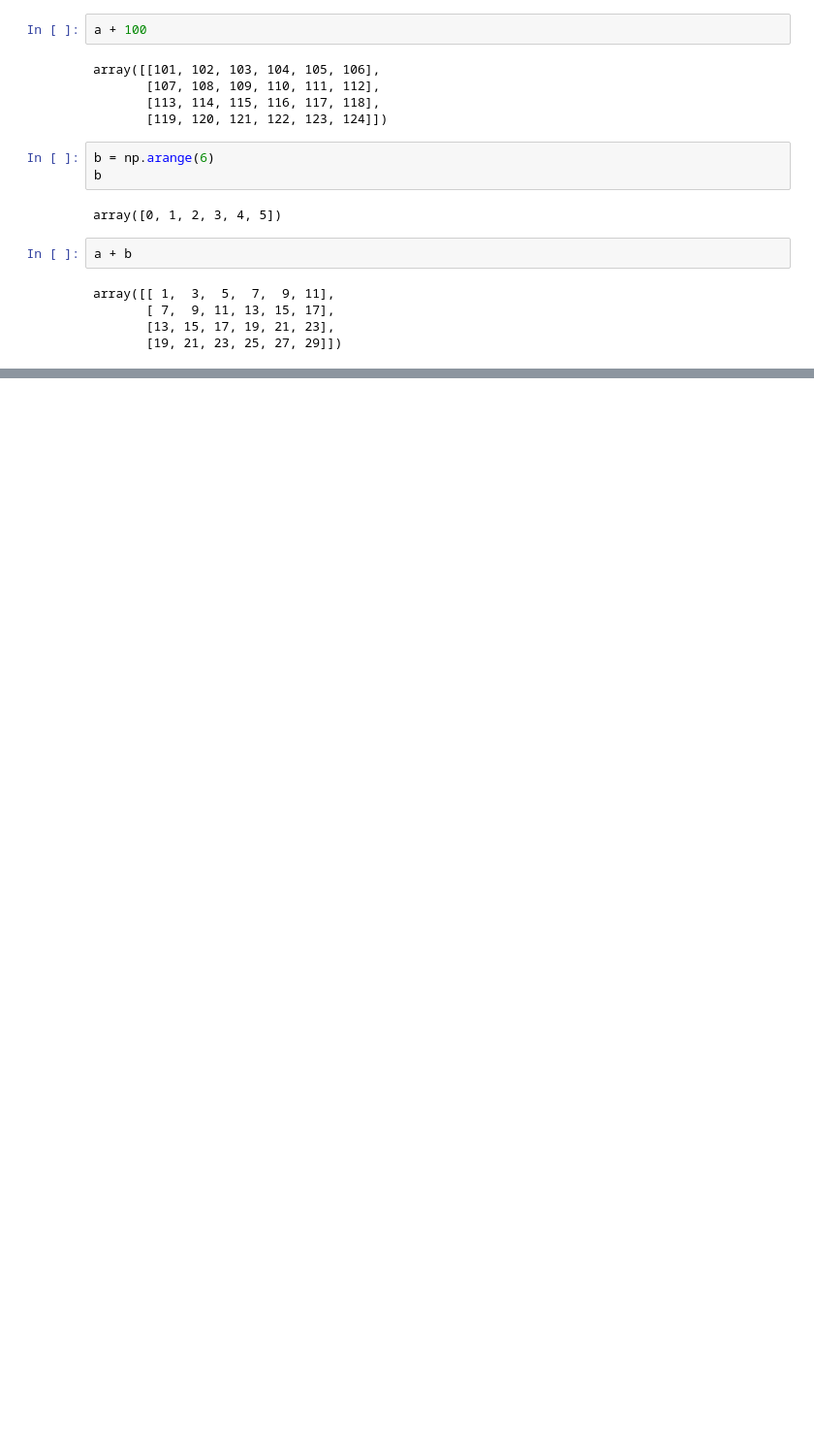
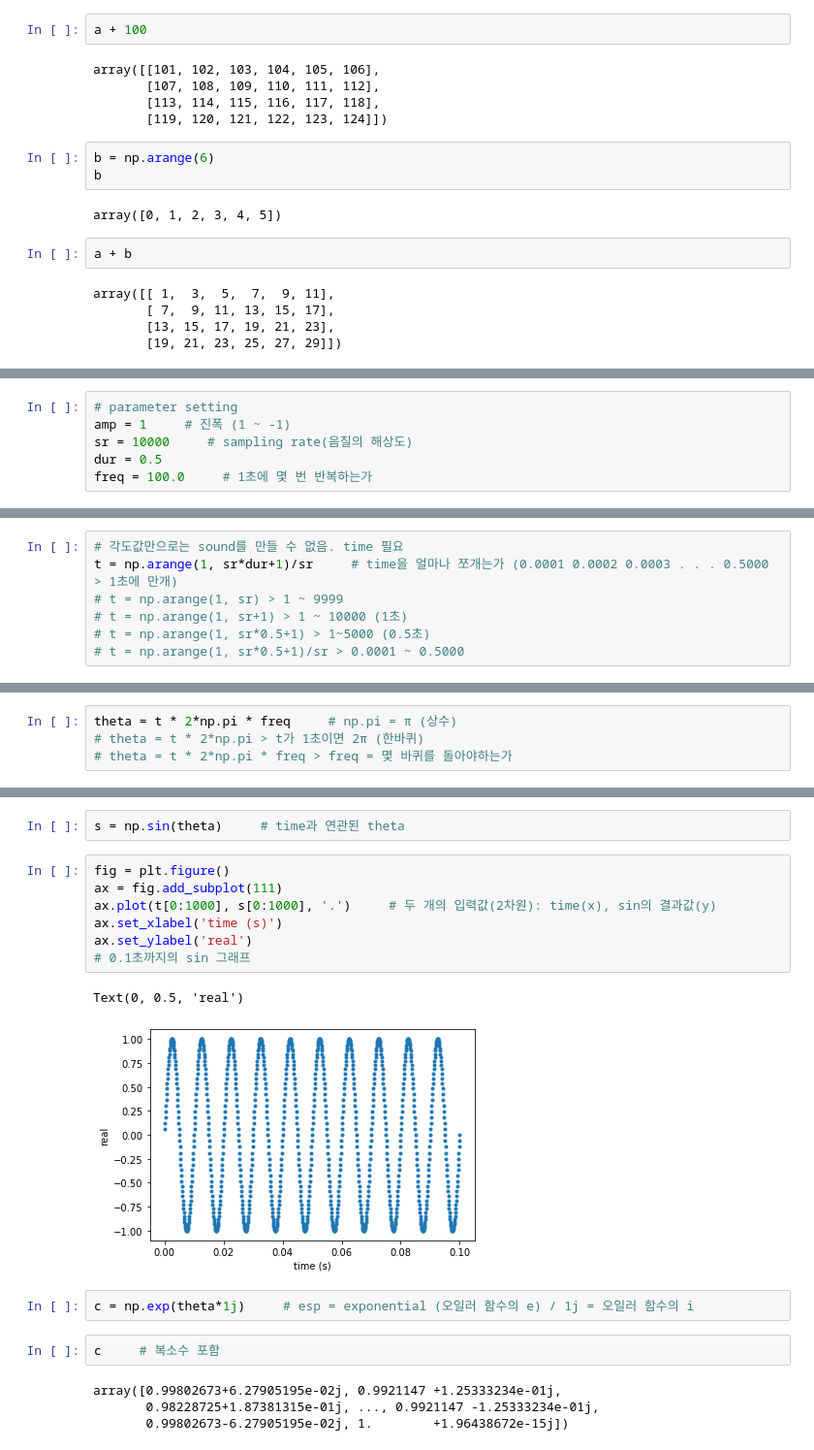
Before and after one commit to jinyoung821/class2019Fall, a Jupyter notebook: English Phonology.ipynb, the cells around one changed output, grey strips where cells are left out. Shown at 97% size. Saved outputs shown, nothing was run; the diff lists cells and outputs as text; blank space fills up the shorter version.

```diff
--- a/English Phonology.ipynb
+++ b/English Phonology.ipynb
@@ -704,0 +717,6 @@ array([[ 1,  3,  5,  7,  9, 11],
+# %%
+# parameter setting
+amp = 1     # 진폭 (1 ~ -1)
+sr = 10000     # sampling rate(음질의 해상도)
+dur = 0.5
+freq = 100.0     # 1초에 몇 번 반복하는가
@@ -704,0 +788,7 @@ array([[ 1,  3,  5,  7,  9, 11],
+# %%
+# 각도값만으로는 sound를 만들 수 없음. time 필요
+t = np.arange(1, sr*dur+1)/sr     # time을 얼마나 쪼개는가 (0.0001 0.0002 0.0003 . . . 0.5000 > 1초에 만개)
+# t = np.arange(1, sr) > 1 ~ 9999
+# t = np.arange(1, sr+1) > 1 ~ 10000 (1초)
+# t = np.arange(1, sr*0.5+1) > 1~5000 (0.5초)
+# t = np.arange(1, sr*0.5+1)/sr > 0.0001 ~ 0.5000
@@ -704,0 +800,4 @@ array([[ 1,  3,  5,  7,  9, 11],
+# %%
+theta = t * 2*np.pi * freq     # np.pi = π (상수)
+# theta = t * 2*np.pi > t가 1초이면 2π (한바퀴)
+# theta = t * 2*np.pi * freq > freq = 몇 바퀴를 돌아야하는가
@@ -704,0 +809,20 @@ array([[ 1,  3,  5,  7,  9, 11],
+# %%
+s = np.sin(theta)     # time과 연관된 theta
+# %%
+fig = plt.figure()
+ax = fig.add_subplot(111)
+ax.plot(t[0:1000], s[0:1000], '.')     # 두 개의 입력값(2차원): time(x), sin의 결과값(y)
+ax.set_xlabel('time (s)')
+ax.set_ylabel('real')
+# 0.1초까지의 sin 그래프
+# %% [output]
+Text(0, 0.5, 'real')
+[figure, added]
+# %%
+c = np.exp(theta*1j)     # esp = exponential (오일러 함수의 e) / 1j = 오일러 함수의 i
+# %%
+c     # 복소수 포함
+# %% [output]
+array([0.99802673+6.27905195e-02j, 0.9921147 +1.25333234e-01j,
+       0.98228725+1.87381315e-01j, ..., 0.9921147 -1.25333234e-01j,
+       0.99802673-6.27905195e-02j, 1.        +1.96438672e-15j])
```
Also changed, not shown: parts of 17 cells of this notebook, 1 other file.
